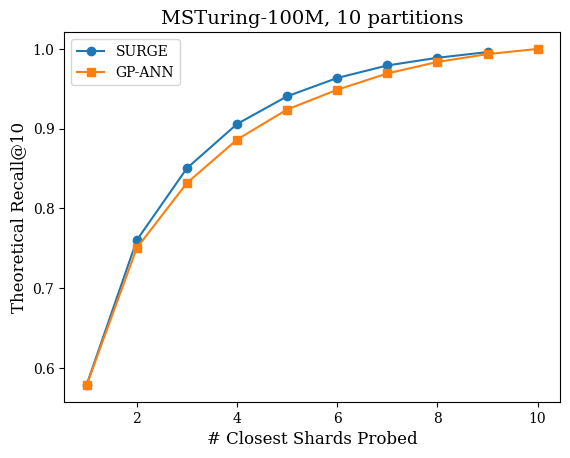
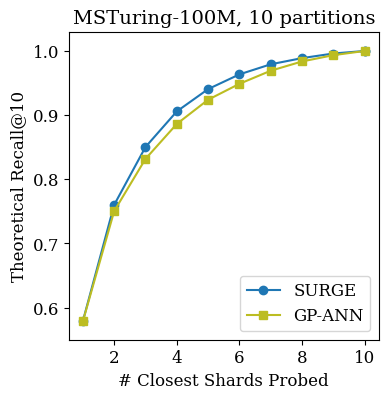
Unified diff of the notebook cell whose output changed from the first chart to the second:
--- before
+++ after
@@ -1,7 +1,10 @@
+# set figure size
+plt.figure(figsize=(4, 4))
+
 plt.plot(msturing_surge[msturing_surge["mode"] == "nprobe"]["param"],
          msturing_surge[msturing_surge["mode"] == "nprobe"]["recall"], label="SURGE",
          marker="o")
 plt.plot(msturing_gpann["num_shards_searched"], 
-         msturing_gpann["route_456_HNSW_HierKMeans"], label="GP-ANN", marker="s")
+         msturing_gpann["route_456_HNSW_HierKMeans"], label="GP-ANN", marker="s", color="C8")
 
 # plt.plot(msturing_gpann["num_shards_searched"], 
@@ -11,9 +14,12 @@
 plt.ylabel("Theoretical Recall@10")
 plt.title("MSTuring-100M, 10 partitions")
-plt.legend()
+plt.legend(loc="lower right")
 
 # plt.grid(True, which="both", linestyle="--", linewidth=0.5)
 
+# round yticks to 1 decimal place
+plt.ylim(0.55, 1.03)
+
 
 # save the figure
-# plt.savefig("msturing100_theoretical_recall_vs_nprobe.pdf", bbox_inches="tight")
+plt.savefig("msturing100_theoretical_recall_vs_nprobe.pdf", bbox_inches="tight")

Commit: new fig 1 plots